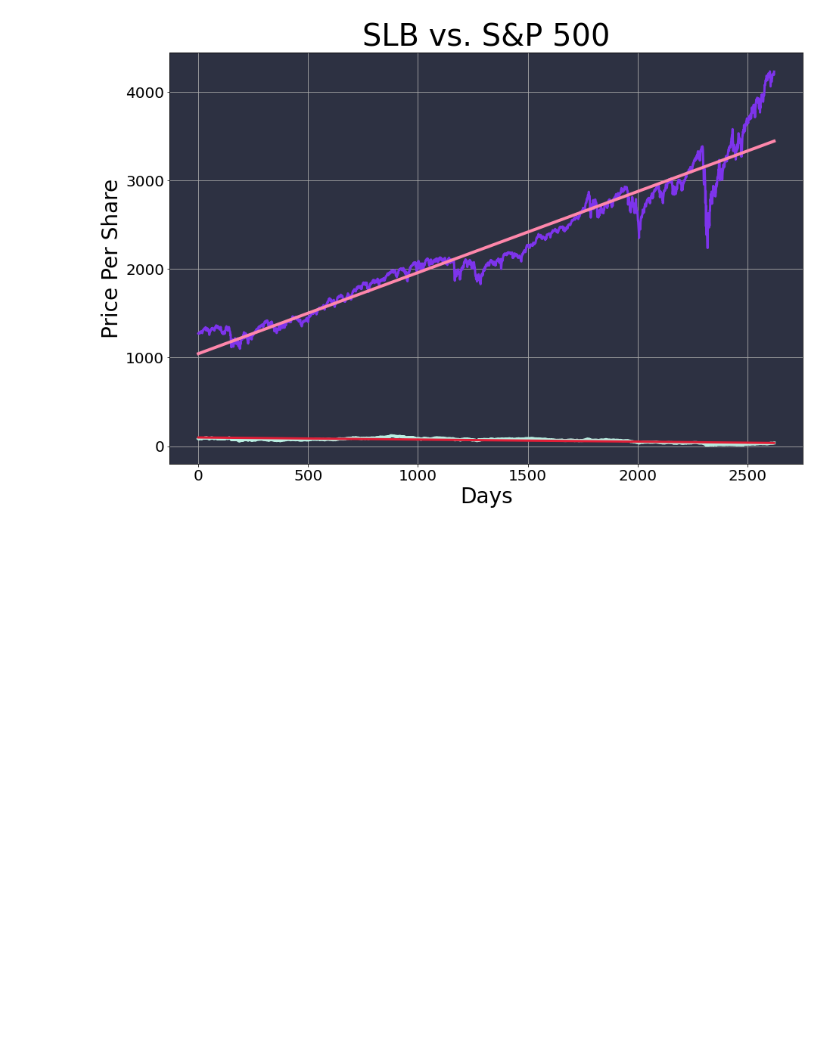
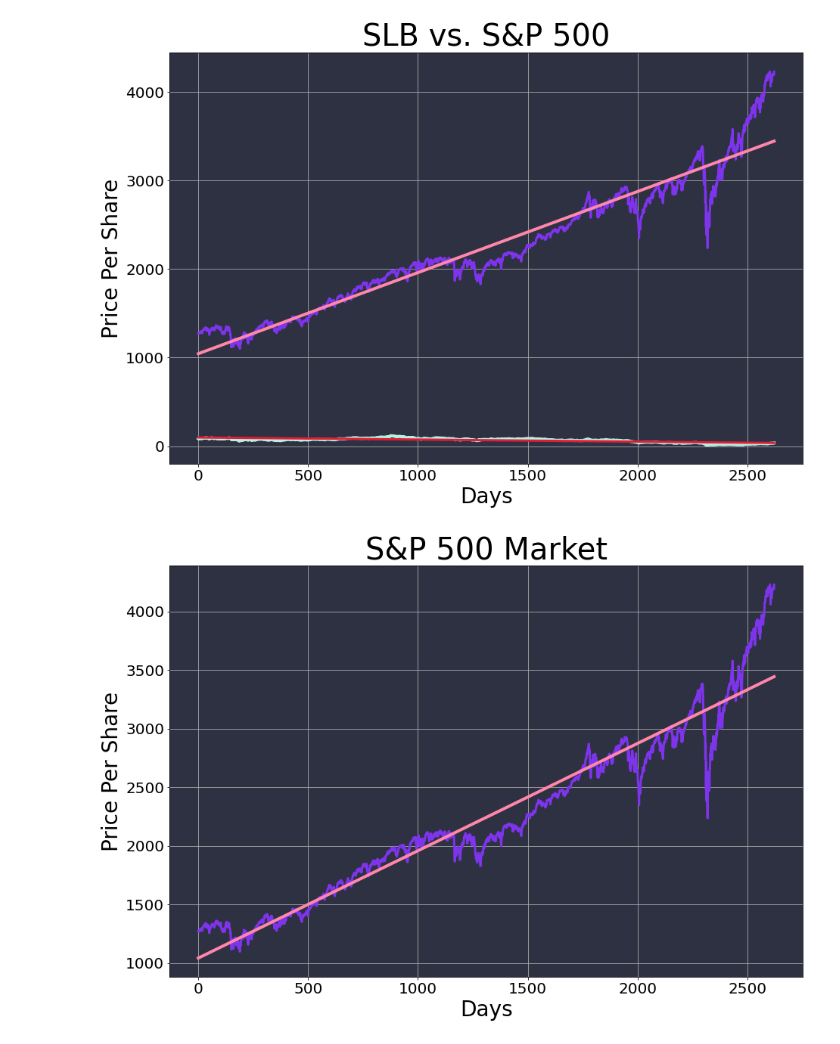
Before and after one commit to nadzema/StockPrices_CallbackCats, a Jupyter notebook: stock_market.ipynb, the cells around one changed output. Cells and saved outputs as stored; diff of their text form; code cells hidden in the pictures; blank space fills up the shorter version.

```diff
--- a/stock_market.ipynb
+++ b/stock_market.ipynb
@@ -775,3 +783,18 @@ for file in Path(folder_stocks).glob("*.csv"):
+# %%
+plt.figure(figsize=(15,10))
+ax = plt.axes()
+# Setting the background color
+ax.set_facecolor("#2d3142")
+plt.plot(market_df["Day Number"], market_df["Price"], c="#7d34eb", linewidth=3)
+plt.plot(market_df["Day Number"], market_regression, c="#ff87ab", linewidth=4)
+plt.title("S&P 500 Market")
+plt.xlabel("Days")
+plt.ylabel("Price Per Share")
+plt.grid()
+plt.savefig("static/img/market_plot.png")
+plt.show()
+# %% [output]
+[figure, added]
 # %%
 error_log.close()
 print(f"Encountered {error_count} errors")
```
Also changed, not shown: parts of 2 cells of this notebook, 18 other files.
